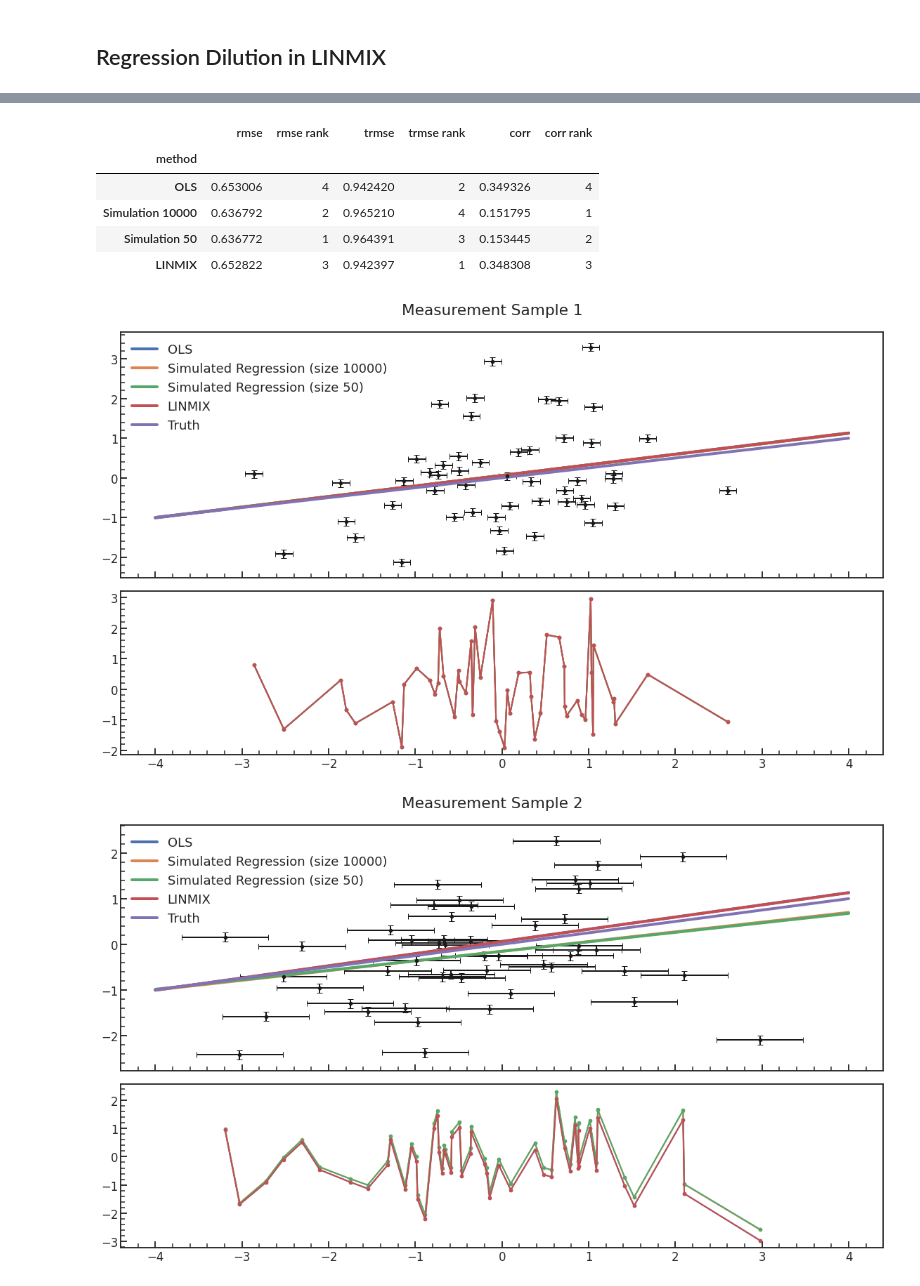
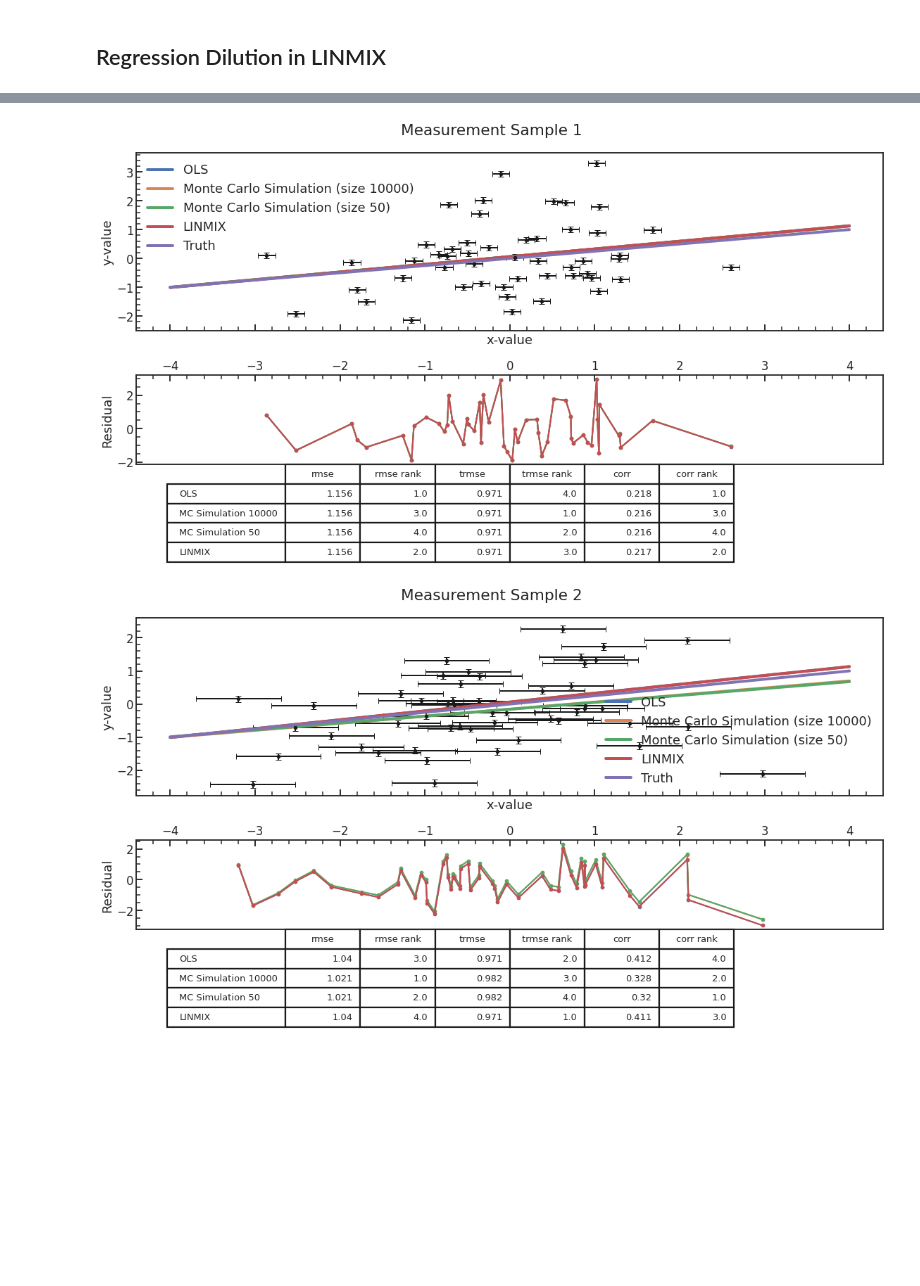
Before and after one commit to ketozhang/statistical-methods-on-sne-ia-luminosity-evolution, a Jupyter notebook: regression_dilution_analysis.ipynb, the cells around one changed output, grey strips where cells are left out. Drawn from its saved outputs; the diff is of its cells as text; code cells hidden in the pictures; blank space fills up the shorter version.

Commit message:
Finish summary plots for report and regression dilution

```diff
--- a/regression_dilution_analysis.ipynb
+++ b/regression_dilution_analysis.ipynb
@@ -34,8 +34,8 @@ rho_xy = 0.25
 sigma_x = 1
 sigma_y = 1
 cov_xy = rho_xy * (sigma_x * sigma_y)
-cov = np.array([[1,   cov_xy],
-                [cov_xy,   1]])
+cov = np.array([[sigma_x,    cov_xy],
+                [ cov_xy,   sigma_y]])
 m = rho_xy * (cov[1,1] / cov[0,0])
 b = 0
 
@@ -247,13 +247,13 @@ lm3 = linmix.LinMix(df3.x, df3.y, df3.xerr, df3.yerr, K=3)
 lm3.run_mcmc(silent=True)
 # %%
 def rmse(y, ypred):
-    return np.mean((y - ypred)**2)
+    return np.sqrt(np.mean((y - ypred)**2))
 
 def slope_to_corr(x, y, slope):
     return slope * (np.var(x) / np.var(y))
 
 def summary_plot(df, s_df, small_s_df, title=""):
-    fig, axes = plt.subplots(nrows=2, figsize=(16, 10), sharex=True, gridspec_kw={'height_ratios': [3, 2]})
+    fig, axes = plt.subplots(nrows=2, figsize=(16, 10), sharex=True, gridspec_kw={'height_ratios': [2, 1]})
     fig.suptitle(title)
     ax1, ax2 = axes
     summary = []
@@ -276,16 +276,16 @@ def summary_plot(df, s_df, small_s_df, title=""):
     })
 
 
-    # Simulation 10000
+    # MC Simulation 10000
     slope, slope_var = get_slope_parameter(s_df.x, s_df.y)
     intercept = get_intercept_parameter(s_df.x, s_df.y, slope)
     xrange = np.linspace(-4, 4, 100)
-    ax1.plot(xrange, f(xrange, slope, intercept), label="Simulated Regression (size 10000)")
+    ax1.plot(xrange, f(xrange, slope, intercept), label="Monte Carlo Simulation (size 10000)")
     ypred = slope*df.x + intercept
     ax2.plot(df.x, df.y - ypred, marker='.', lw=2)
 
     summary.append({
-        "method": "Simulation 10000",
+        "method": "MC Simulation 10000",
         "rmse": rmse(df.y, ypred),
         "trmse": rmse(y, slope*x+intercept),
         "corr": slope_to_corr(df.x, df.y, slope)
@@ -294,12 +294,12 @@ def summary_plot(df, s_df, small_s_df, title=""):
     slope, slope_var = get_slope_parameter(small_s_df.x, small_s_df.y)
     intercept = get_intercept_parameter(small_s_df.x, small_s_df.y, slope)
     xrange = np.linspace(-4, 4, 100)
-    ax1.plot(xrange, f(xrange, slope, intercept), label="Simulated Regression (size 50)")
+    ax1.plot(xrange, f(xrange, slope, intercept), label="Monte Carlo Simulation (size 50)")
     ypred = slope*df.x + intercept
     ax2.plot(df.x, df.y - ypred, marker='.', lw=2)
 
     summary.append({
-        "method": "Simulation 50",
+        "method": "MC Simulation 50",
         "rmse": rmse(df.y, ypred),
         "trmse": rmse(y, slope*x+intercept),
         "corr": slope_to_corr(df.x, df.y, slope)
@@ -318,20 +318,27 @@ def summary_plot(df, s_df, small_s_df, title=""):
         "corr": slope_to_corr(df.x, df.y, slope)
     })
 
+    ax1.plot(xrange, f(xrange, m, b), label="Truth")
 
-    ax1.plot(xrange, f(xrange, m, b), label="Truth")
+
     ax1.legend()
-
-    plt.tight_layout(rect=[0, 0.03, 1, 0.95])
-    filename = f'figures/{title.replace(" ", "_").lower()}.png'
-    plt.savefig(filename)
+    ax1.set_xlabel("x-value")
+    ax1.set_ylabel("y-value")
+    ax2.xaxis.tick_top()
+    ax2.set_ylabel("Residual")
 
     summary_df = pd.DataFrame(summary)
     summary_df["rmse rank"] = stats.rankdata(summary_df.rmse, method="ordinal")
     summary_df["trmse rank"] = stats.rankdata(summary_df.trmse, method="ordinal")
-    summary_df["corr rank"] = stats.rankdata((summary_df["corr"] - rho_xy), method="ordinal")
-    summary_df= summary_df.set_index("method")
-    display(summary_df[["rmse", "rmse rank", "trmse", "trmse rank", "corr", "corr rank"]])
+    summary_df["corr rank"] = stats.rankdata(np.abs(summary_df["corr"] - rho_xy), method="ordinal")
+    summary_df= summary_df.set_index("method")[["rmse", "rmse rank", "trmse", "trmse rank", "corr", "corr rank"]]
+    # display(summary_df)
+
+    plt_table = pd.plotting.table(ax2, summary_df.round(3))
+    plt_table.scale(0.6, 3)
+    plt.tight_layout(rect=[0, 0.03, 1, 0.95])
+    filename = f'figures/{title.replace(" ", "_").lower()}.png'
+    plt.savefig(filename)
     return summary_df
 
 
@@ -354,8 +349,2 @@ summary_plot(df3, s3_df, small_s3_df, title="Measurement Sample 3");
-|  | rmse | rmse rank | trmse | trmse rank | corr | corr rank |
-| method |  |  |  |  |  |  |
-| OLS | 0.653006 | 4 | 0.942420 | 2 | 0.349326 | 4 |
-| Simulation 10000 | 0.636792 | 2 | 0.965210 | 4 | 0.151795 | 1 |
-| Simulation 50 | 0.636772 | 1 | 0.964391 | 3 | 0.153445 | 2 |
-| LINMIX | 0.652822 | 3 | 0.942397 | 1 | 0.348308 | 3 |
-[figure, old version]
+[figure, new version]
-[figure, old version]
+[figure, new version]
```
Also changed, not shown: parts of 1 cell of this notebook, 6 other files.
